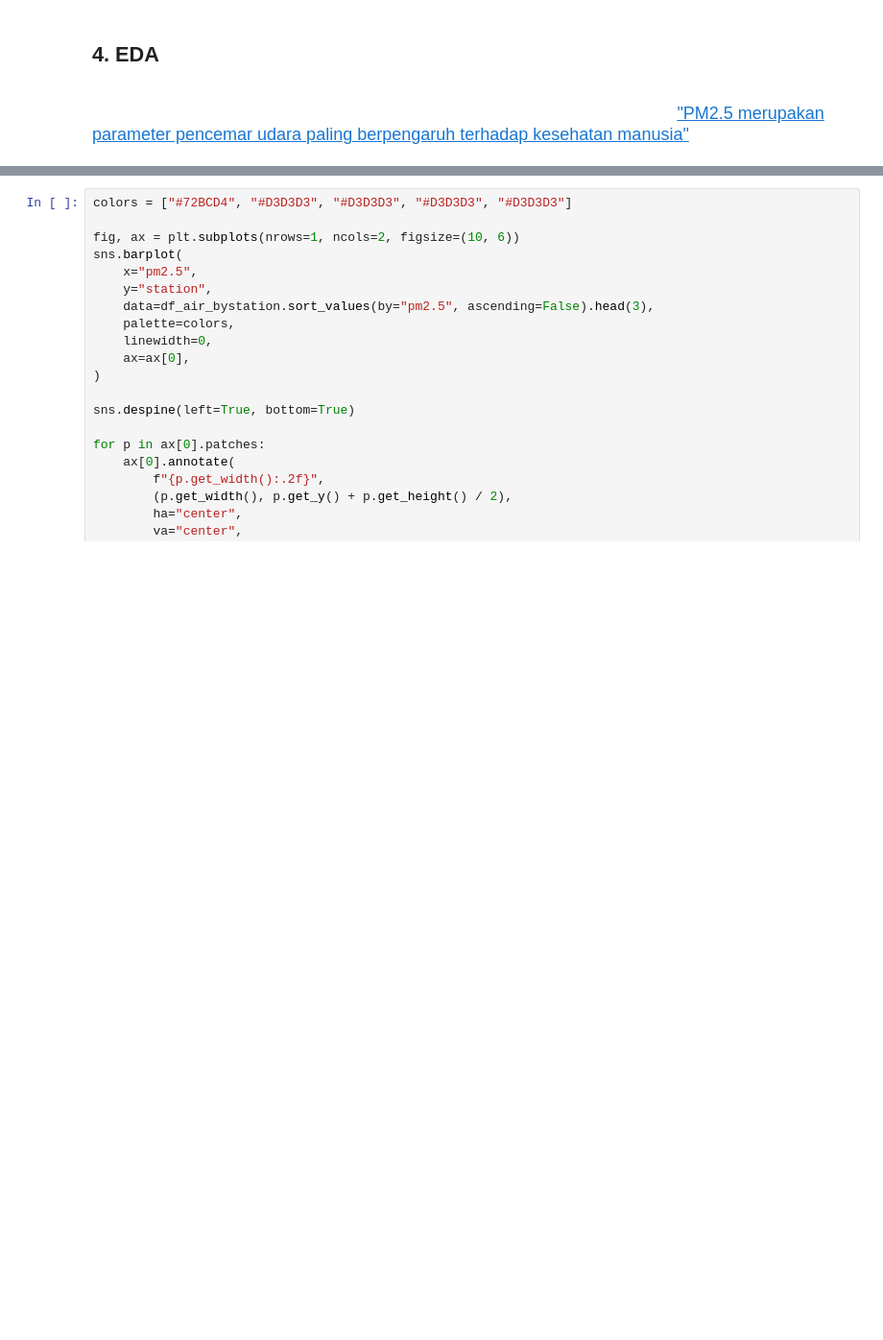
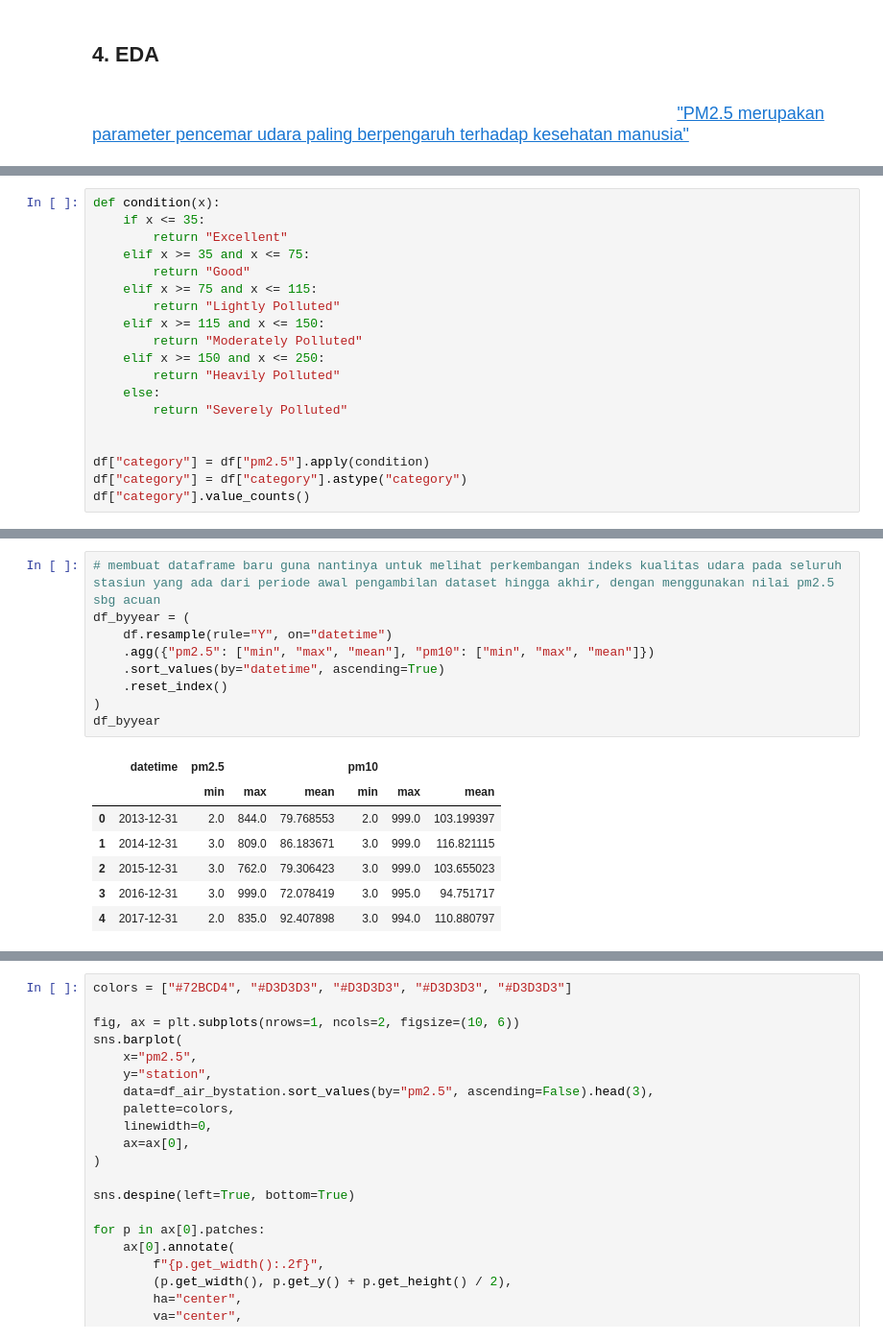
Before and after one commit to anggawidiarta/dicoding-datascience, a Jupyter notebook: notebook.ipynb, the cells around one changed output, grey strips where cells are left out. Shown: that part at 96% size. Drawn from its saved outputs; the diff is of its cells as text; blank space fills up the shorter version.

Commit message:
baru deh

```diff
--- a/notebook.ipynb
+++ b/notebook.ipynb
@@ -261,0 +267,19 @@ memory usage: 28.9+ MB
+# %%
+def condition(x):
+    if x <= 35:
+        return "Excellent"
+    elif x >= 35 and x <= 75:
+        return "Good"
+    elif x >= 75 and x <= 115:
+        return "Lightly Polluted"
+    elif x >= 115 and x <= 150:
+        return "Moderately Polluted"
+    elif x >= 150 and x <= 250:
+        return "Heavily Polluted"
+    else:
+        return "Severely Polluted"
+
+
+df["category"] = df["pm2.5"].apply(condition)
+df["category"] = df["category"].astype("category")
+df["category"].value_counts()
@@ -261,0 +309,17 @@ memory usage: 28.9+ MB
+# %%
+# membuat dataframe baru guna nantinya untuk melihat perkembangan indeks kualitas udara pada seluruh stasiun yang ada dari periode awal pengambilan dataset hingga akhir, dengan menggunakan nilai pm2.5 sbg acuan
+df_byyear = (
+    df.resample(rule="Y", on="datetime")
+    .agg({"pm2.5": ["min", "max", "mean"], "pm10": ["min", "max", "mean"]})
+    .sort_values(by="datetime", ascending=True)
+    .reset_index()
+)
+df_byyear
+# %% [output]
+|  | datetime | pm2.5 |  |  | pm10 |  |  |
+|  |  | min | max | mean | min | max | mean |
+| 0 | 2013-12-31 | 2.0 | 844.0 | 79.768553 | 2.0 | 999.0 | 103.199397 |
+| 1 | 2014-12-31 | 3.0 | 809.0 | 86.183671 | 3.0 | 999.0 | 116.821115 |
+| 2 | 2015-12-31 | 3.0 | 762.0 | 79.306423 | 3.0 | 999.0 | 103.655023 |
+| 3 | 2016-12-31 | 3.0 | 999.0 | 72.078419 | 3.0 | 995.0 | 94.751717 |
+| 4 | 2017-12-31 | 2.0 | 835.0 | 92.407898 | 3.0 | 994.0 | 110.880797 |
```
Also changed, not shown: parts of 36 cells of this notebook.
